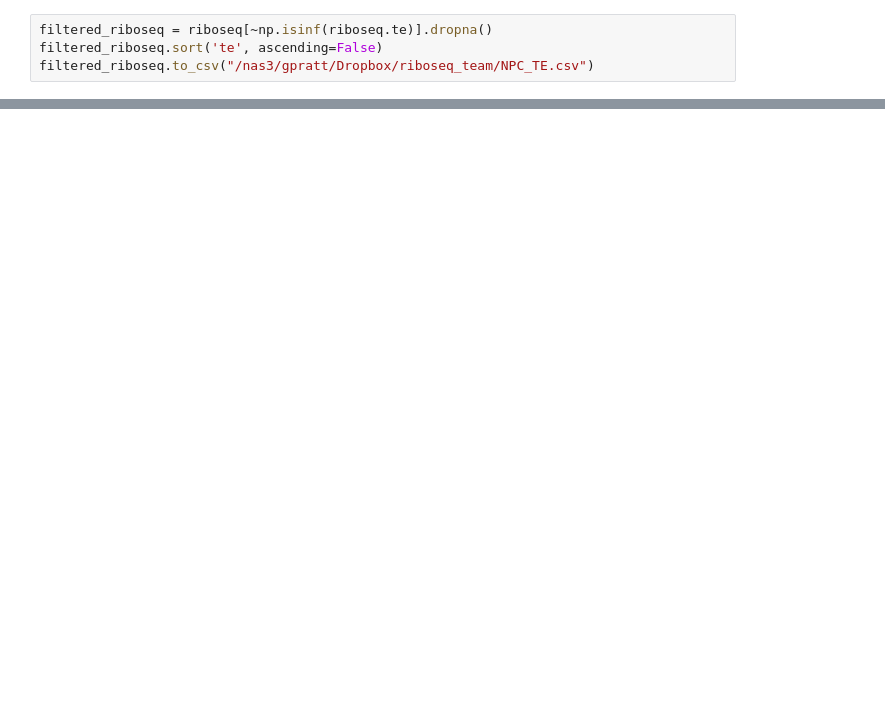
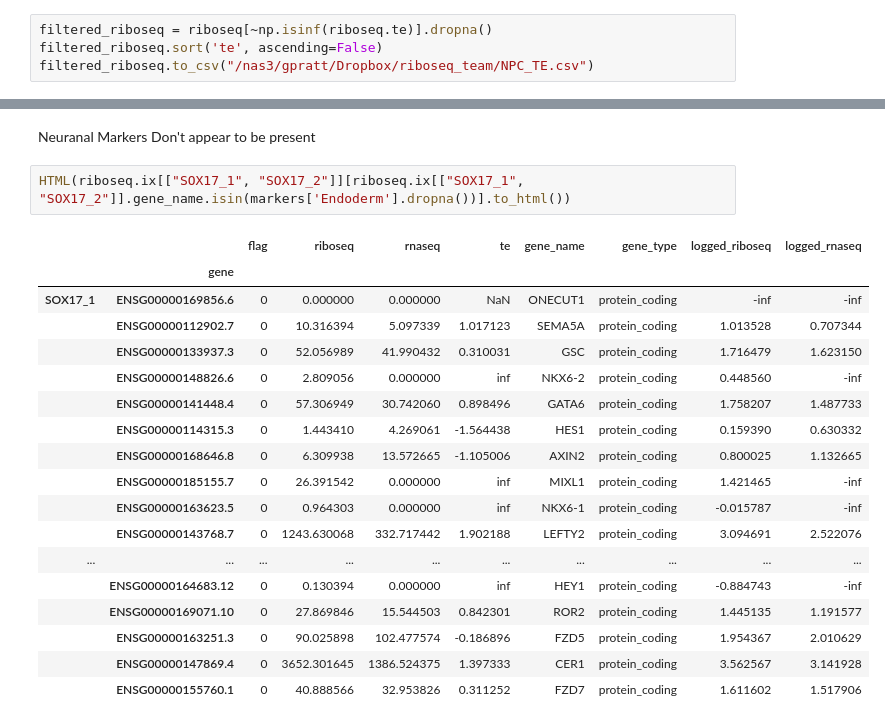
Before and after one commit to gpratt/iPython_Notebook, a Jupyter notebook: es_riboseq_translational_efficency.ipynb, the cells around one changed output, grey strips where cells are left out. Drawn from its saved outputs; the diff is of its cells as text; blank space fills up the shorter version.

```diff
--- a/es_riboseq_translational_efficency.ipynb
+++ b/es_riboseq_translational_efficency.ipynb
@@ -94,0 +179,23 @@ with Figure(os.path.join(img_dir, "rnaseq_vs_riboseq_heatmap.svg"), figsize=(6,6
+# %% [markdown]
+Neuranal Markers Don't appear to be present
+# %%
+HTML(riboseq.ix[["SOX17_1", "SOX17_2"]][riboseq.ix[["SOX17_1", "SOX17_2"]].gene_name.isin(markers['Endoderm'].dropna())].to_html())
+# %% [output]
+|  |  | flag | riboseq | rnaseq | te | gene_name | gene_type | logged_riboseq | logged_rnaseq |
+|  | gene |  |  |  |  |  |  |  |  |
+| SOX17_1 | ENSG00000169856.6 | 0 | 0.000000 | 0.000000 | NaN | ONECUT1 | protein_coding | -inf | -inf |
+|  | ENSG00000112902.7 | 0 | 10.316394 | 5.097339 | 1.017123 | SEMA5A | protein_coding | 1.013528 | 0.707344 |
+|  | ENSG00000133937.3 | 0 | 52.056989 | 41.990432 | 0.310031 | GSC | protein_coding | 1.716479 | 1.623150 |
+|  | ENSG00000148826.6 | 0 | 2.809056 | 0.000000 | inf | NKX6-2 | protein_coding | 0.448560 | -inf |
+|  | ENSG00000141448.4 | 0 | 57.306949 | 30.742060 | 0.898496 | GATA6 | protein_coding | 1.758207 | 1.487733 |
+|  | ENSG00000114315.3 | 0 | 1.443410 | 4.269061 | -1.564438 | HES1 | protein_coding | 0.159390 | 0.630332 |
+|  | ENSG00000168646.8 | 0 | 6.309938 | 13.572665 | -1.105006 | AXIN2 | protein_coding | 0.800025 | 1.132665 |
+|  | ENSG00000185155.7 | 0 | 26.391542 | 0.000000 | inf | MIXL1 | protein_coding | 1.421465 | -inf |
+|  | ENSG00000163623.5 | 0 | 0.964303 | 0.000000 | inf | NKX6-1 | protein_coding | -0.015787 | -inf |
+|  | ENSG00000143768.7 | 0 | 1243.630068 | 332.717442 | 1.902188 | LEFTY2 | protein_coding | 3.094691 | 2.522076 |
+| ... | ... | ... | ... | ... | ... | ... | ... | ... | ... |
+|  | ENSG00000164683.12 | 0 | 0.130394 | 0.000000 | inf | HEY1 | protein_coding | -0.884743 | -inf |
+|  | ENSG00000169071.10 | 0 | 27.869846 | 15.544503 | 0.842301 | ROR2 | protein_coding | 1.445135 | 1.191577 |
+|  | ENSG00000163251.3 | 0 | 90.025898 | 102.477574 | -0.186896 | FZD5 | protein_coding | 1.954367 | 2.010629 |
+|  | ENSG00000147869.4 | 0 | 3652.301645 | 1386.524375 | 1.397333 | CER1 | protein_coding | 3.562567 | 3.141928 |
+|  | ENSG00000155760.1 | 0 | 40.888566 | 32.953826 | 0.311252 | FZD7 | protein_coding | 1.611602 | 1.517906 |
```
Also changed, not shown: parts of 28 cells of this notebook, 13 other files.
